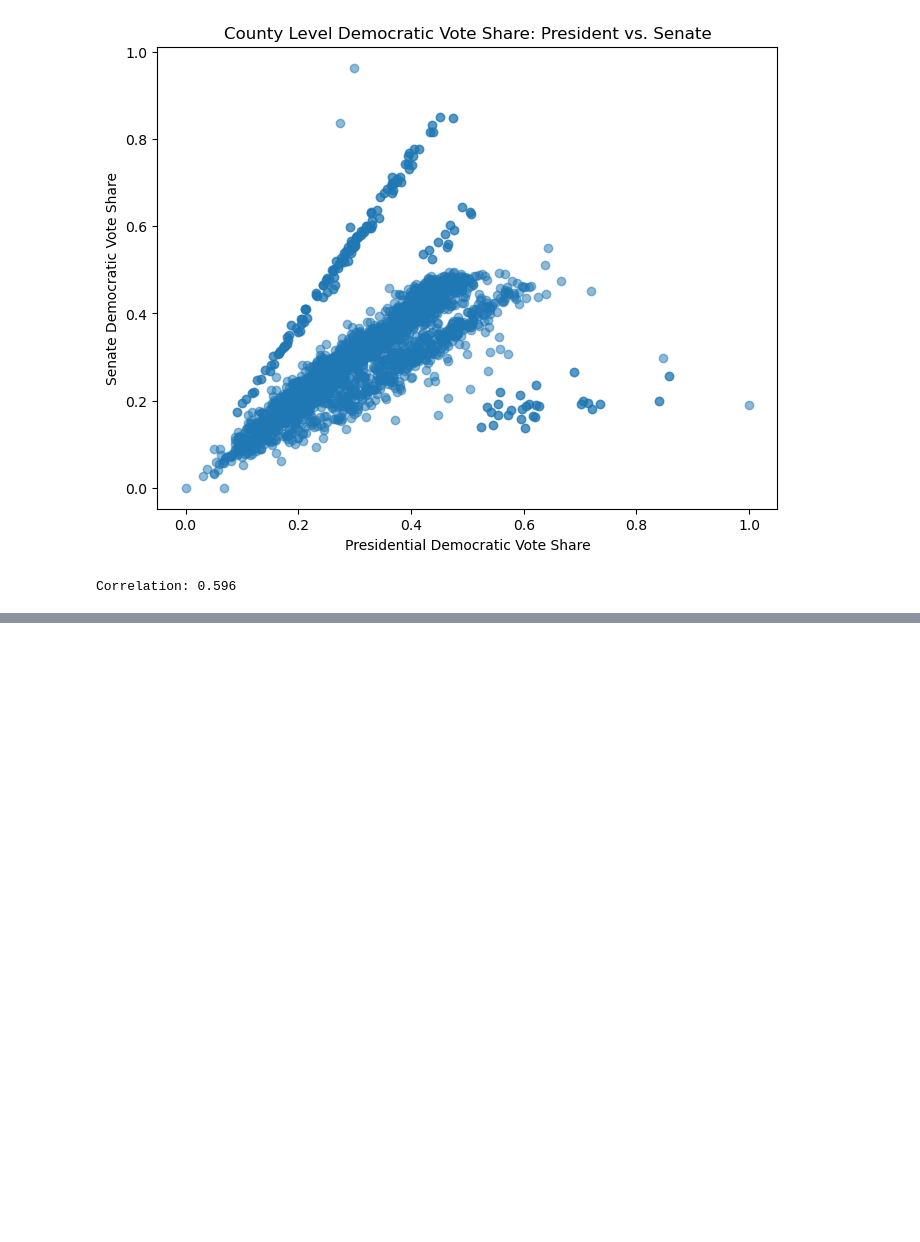
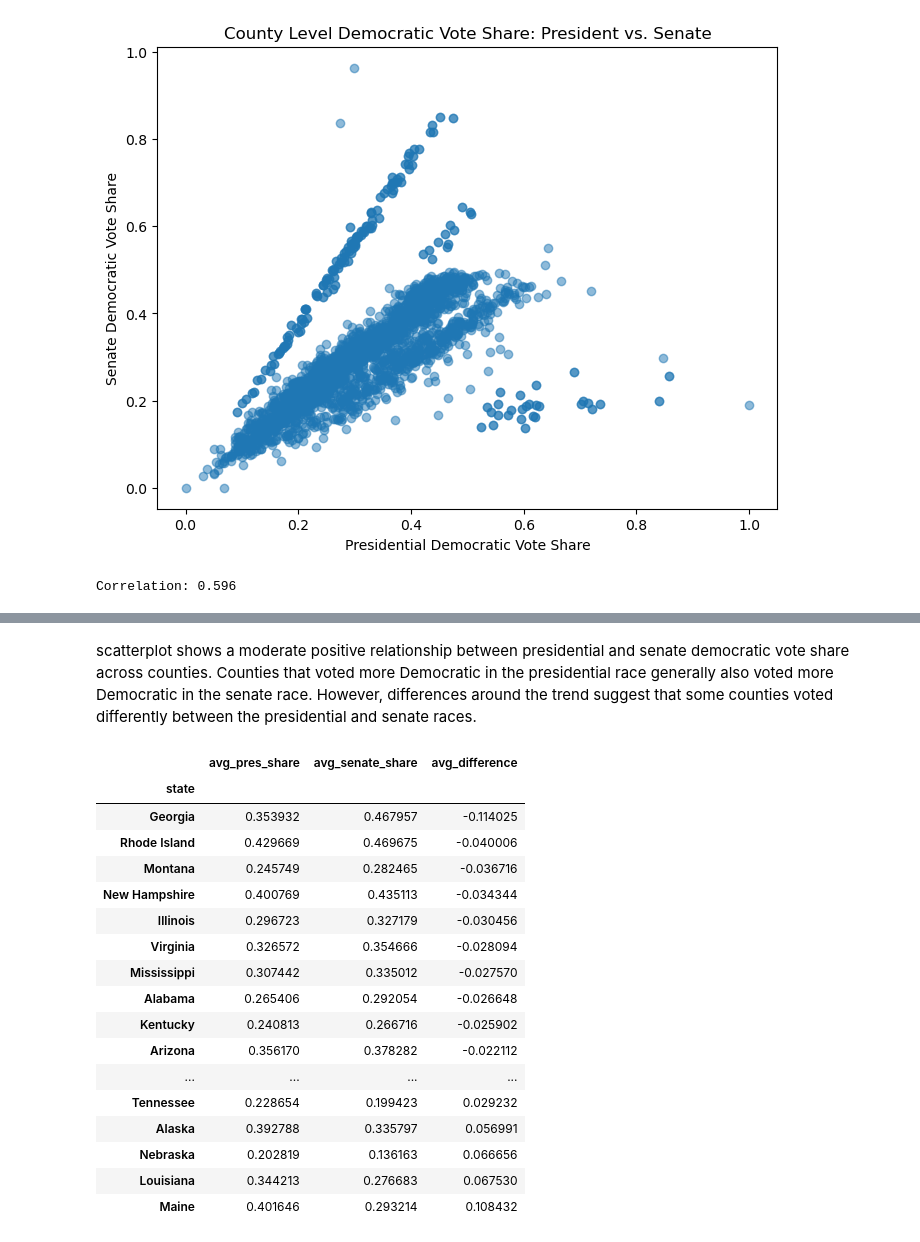
Before and after one commit to lucasanckl66/datasci151spring2026, a Jupyter notebook: _final_project/final.ipynb, the cells around one changed output, grey strips where cells are left out. Drawn from its saved outputs; the diff is of its cells as text; code cells hidden in the pictures; blank space fills up the shorter version.

```diff
--- a/_final_project/final.ipynb
+++ b/_final_project/final.ipynb
@@ -158,0 +170,29 @@ Correlation: 0.596
+# %% [markdown]
+scatterplot shows a moderate positive relationship between presidential and senate democratic vote share across counties. Counties that voted more Democratic in the presidential race generally also voted more Democratic in the senate race. However, differences around the trend suggest that some counties voted differently between the presidential and senate races.
+# %%
+state_summary = merged.groupby("state").agg(
+    avg_pres_share = ("pres_dem_share", "mean"),
+    avg_senate_share = ("senate_dem_share", "mean"),
+    avg_difference = ("share_difference", "mean")
+)
+
+display(state_summary.sort_values(by = "avg_difference"))
+# %% [output]
+|  | avg_pres_share | avg_senate_share | avg_difference |
+| state |  |  |  |
+| Georgia | 0.353932 | 0.467957 | -0.114025 |
+| Rhode Island | 0.429669 | 0.469675 | -0.040006 |
+| Montana | 0.245749 | 0.282465 | -0.036716 |
+| New Hampshire | 0.400769 | 0.435113 | -0.034344 |
+| Illinois | 0.296723 | 0.327179 | -0.030456 |
+| Virginia | 0.326572 | 0.354666 | -0.028094 |
+| Mississippi | 0.307442 | 0.335012 | -0.027570 |
+| Alabama | 0.265406 | 0.292054 | -0.026648 |
+| Kentucky | 0.240813 | 0.266716 | -0.025902 |
+| Arizona | 0.356170 | 0.378282 | -0.022112 |
+| ... | ... | ... | ... |
+| Tennessee | 0.228654 | 0.199423 | 0.029232 |
+| Alaska | 0.392788 | 0.335797 | 0.056991 |
+| Nebraska | 0.202819 | 0.136163 | 0.066656 |
+| Louisiana | 0.344213 | 0.276683 | 0.067530 |
+| Maine | 0.401646 | 0.293214 | 0.108432 |
```
Also changed, not shown: parts of 4 cells of this notebook.
